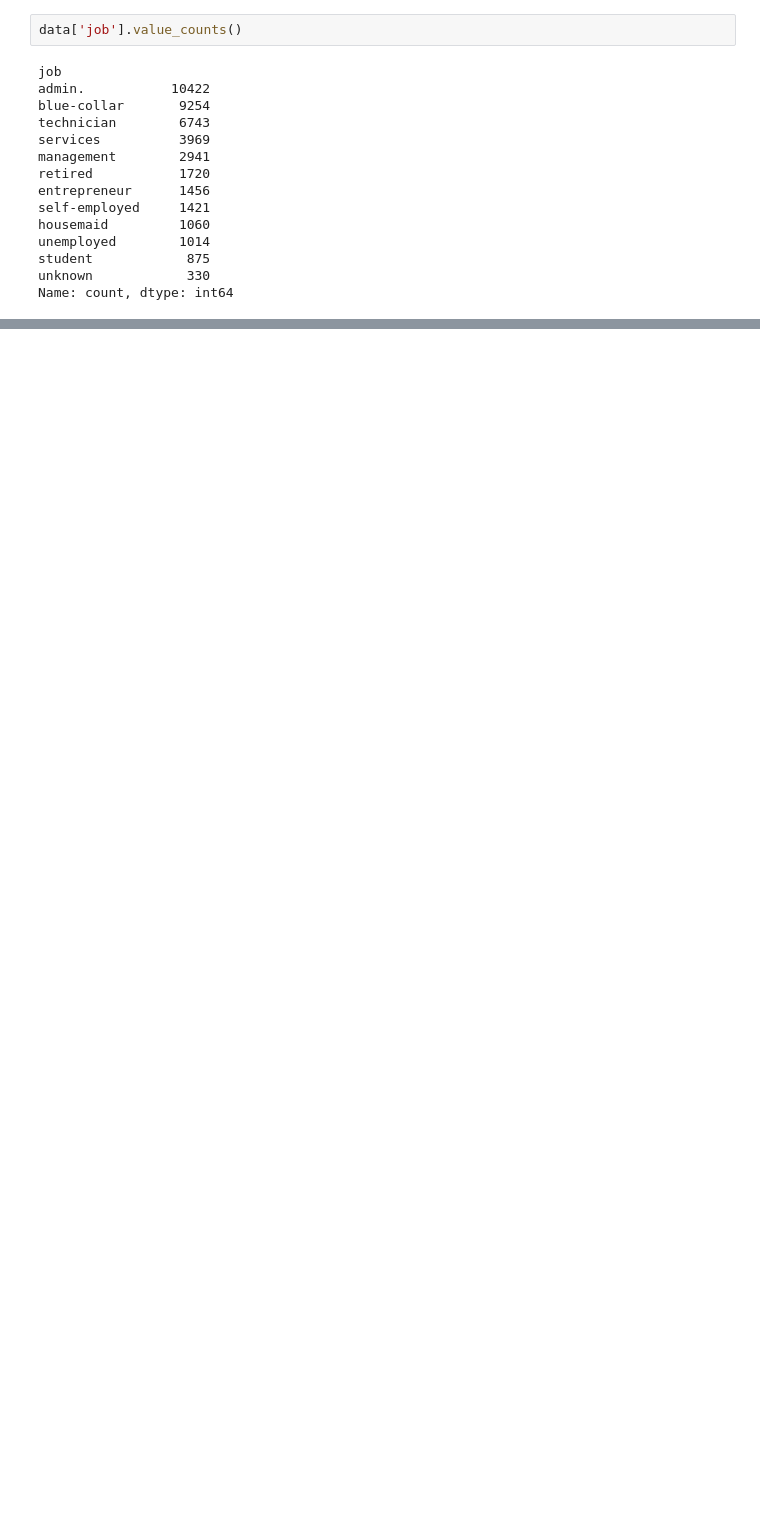
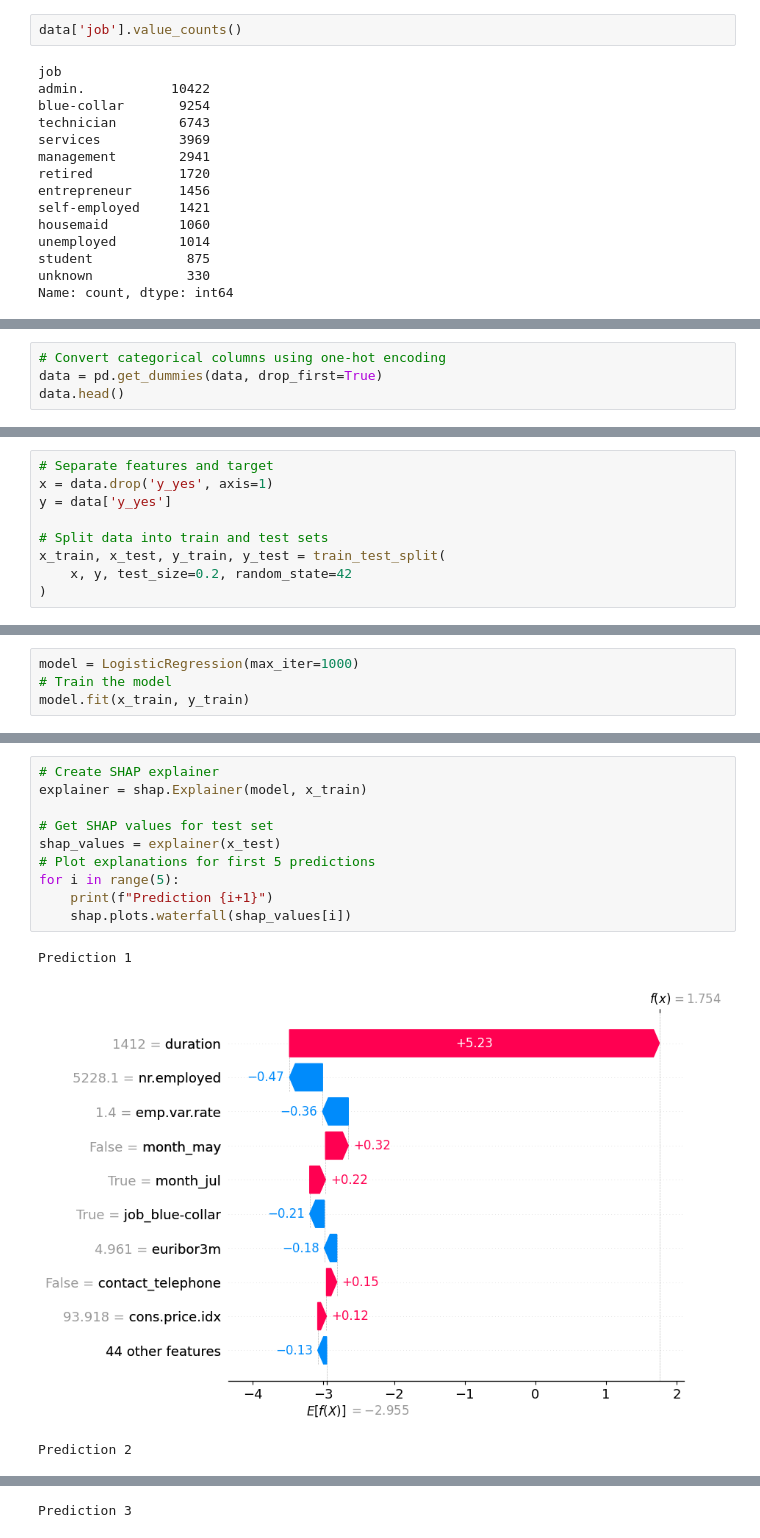
Before and after one commit to AyeshaQ1/DataScience-Internship-DevelopersHub, a Jupyter notebook: Advance/task1_Term_deposit_prediction.ipynb, the cells around one changed output, grey strips where cells are left out. Cells and saved outputs as stored; diff of their text form; blank space fills up the shorter version.

```diff
--- a/Advance/task1_Term_deposit_prediction.ipynb
+++ b/Advance/task1_Term_deposit_prediction.ipynb
@@ -138,0 +140,4 @@ Name: count, dtype: int64
+# %%
+# Convert categorical columns using one-hot encoding
+data = pd.get_dummies(data, drop_first=True)
+data.head()
@@ -138,0 +155,9 @@ Name: count, dtype: int64
+# %%
+# Separate features and target
+x = data.drop('y_yes', axis=1)
+y = data['y_yes']
+
+# Split data into train and test sets
+x_train, x_test, y_train, y_test = train_test_split(
+    x, y, test_size=0.2, random_state=42
+)
@@ -138,0 +167,4 @@ Name: count, dtype: int64
+# %%
+model = LogisticRegression(max_iter=1000)
+# Train the model
+model.fit(x_train, y_train)
@@ -138,0 +209,14 @@ Name: count, dtype: int64
+# %%
+# Create SHAP explainer
+explainer = shap.Explainer(model, x_train)
+
+# Get SHAP values for test set
+shap_values = explainer(x_test)
+# Plot explanations for first 5 predictions
+for i in range(5):
+    print(f"Prediction {i+1}")
+    shap.plots.waterfall(shap_values[i])
+# %% [output]
+Prediction 1
+[figure, added]
+Prediction 2
@@ -138,0 +224 @@ Name: count, dtype: int64
+Prediction 3
```
Also changed, not shown: parts of 14 cells of this notebook.
